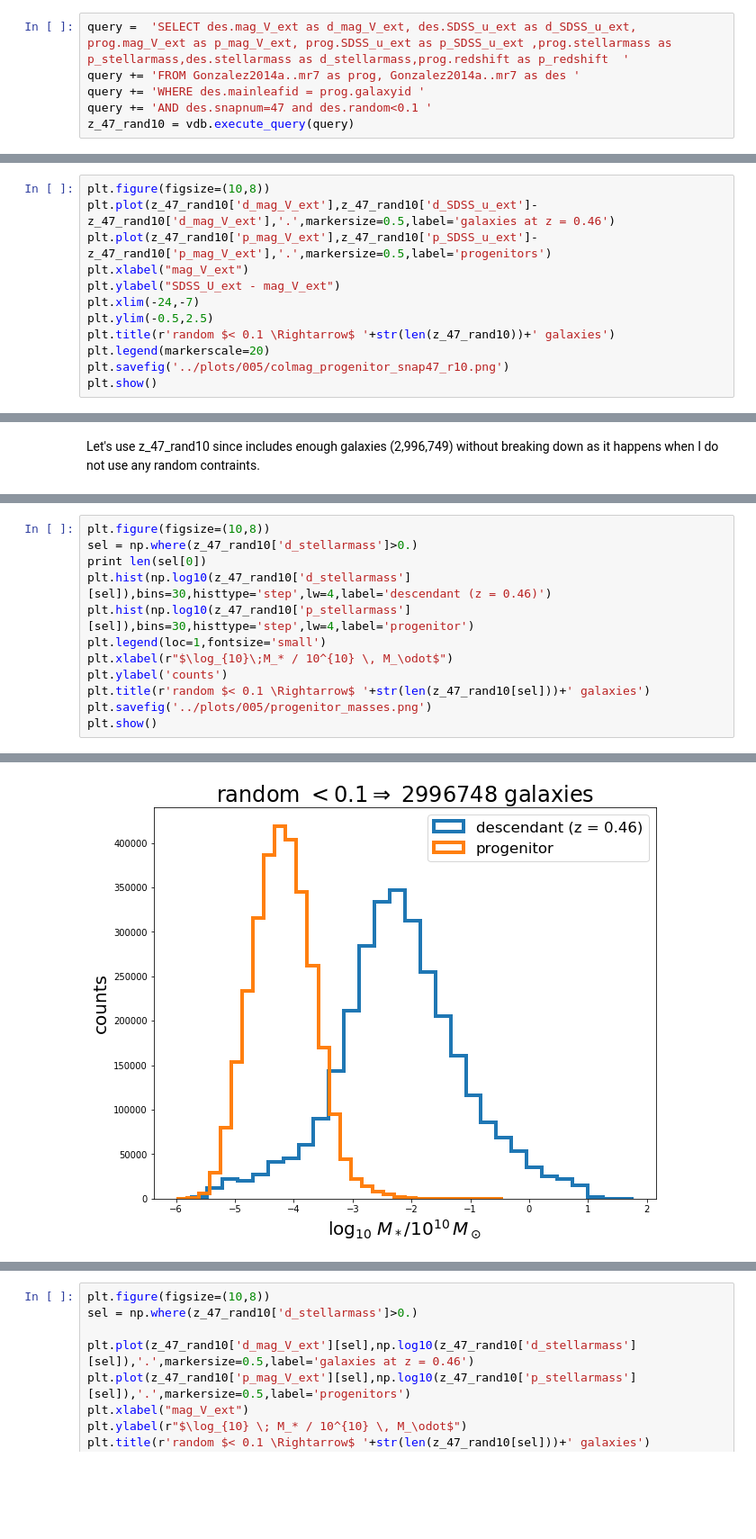
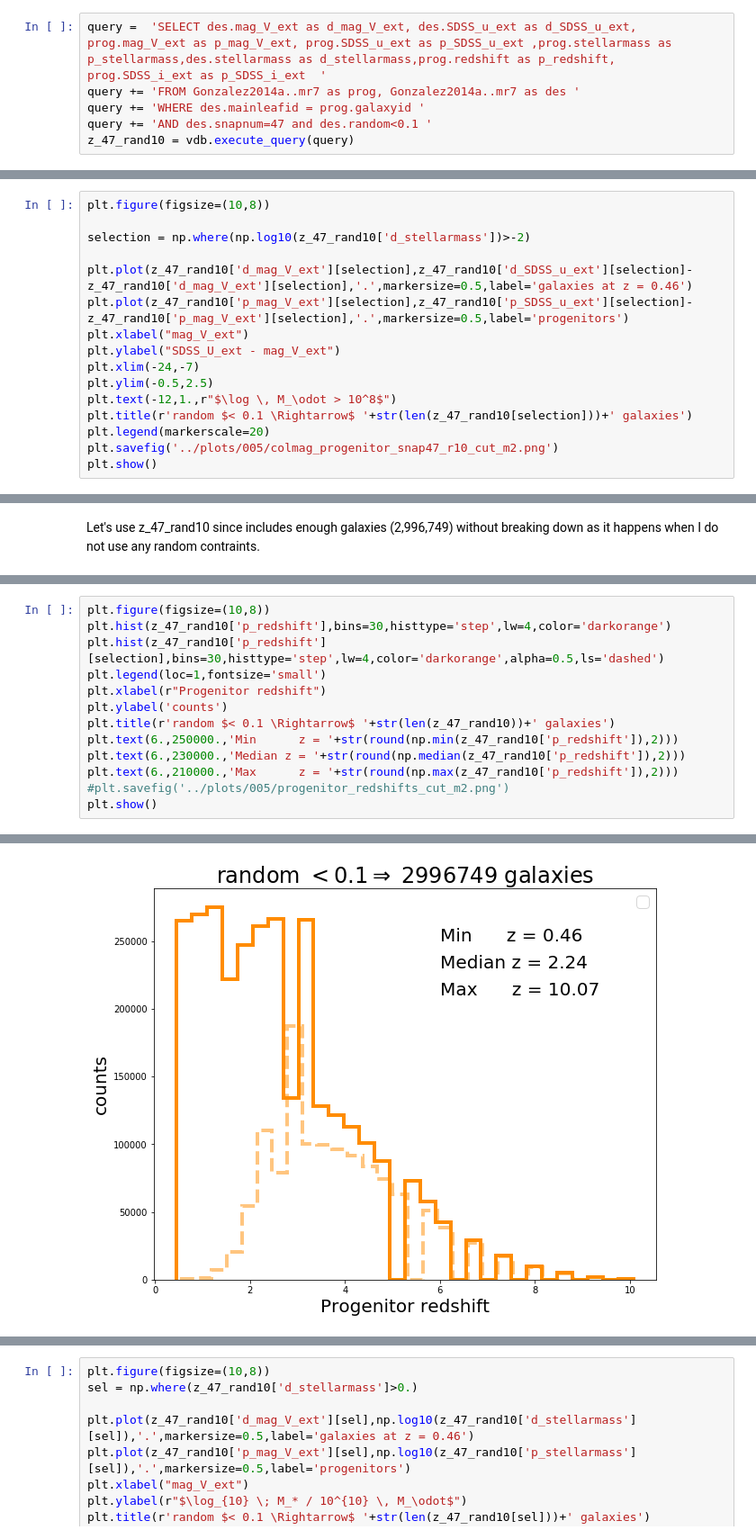
Before and after one commit to GiorgioManzoni/VIPERS_GALFORM, a Jupyter notebook: 005_progenitor.ipynb, the cells around one changed output, grey strips where cells are left out. Shown at 90% size. Saved outputs shown, nothing was run; the diff lists cells and outputs as text; blank space fills up the shorter version.

```diff
--- a/005_progenitor.ipynb
+++ b/005_progenitor.ipynb
@@ -663,7 +700,7 @@ plt.show()
 # %% [markdown]
 # GOOD QUERY: random<0.1 (snapnum=47, z=0.46)
 # %%
-query =  'SELECT des.mag_V_ext as d_mag_V_ext, des.SDSS_u_ext as d_SDSS_u_ext, prog.mag_V_ext as p_mag_V_ext, prog.SDSS_u_ext as p_SDSS_u_ext ,prog.stellarmass as p_stellarmass,des.stellarmass as d_stellarmass,prog.redshift as p_redshift  '
+query =  'SELECT des.mag_V_ext as d_mag_V_ext, des.SDSS_u_ext as d_SDSS_u_ext, prog.mag_V_ext as p_mag_V_ext, prog.SDSS_u_ext as p_SDSS_u_ext ,prog.stellarmass as p_stellarmass,des.stellarmass as d_stellarmass,prog.redshift as p_redshift, prog.SDSS_i_ext as p_SDSS_i_ext  '
 query += 'FROM Gonzalez2014a..mr7 as prog, Gonzalez2014a..mr7 as des '
 query += 'WHERE des.mainleafid = prog.galaxyid '
 query += 'AND des.snapnum=47 and des.random<0.1 '
@@ -676,13 +717,17 @@ np.savetxt("../data/z_47_rand10.txt",z_47_rand10, header=h)
 # %%
 plt.figure(figsize=(10,8))
-plt.plot(z_47_rand10['d_mag_V_ext'],z_47_rand10['d_SDSS_u_ext']-z_47_rand10['d_mag_V_ext'],'.',markersize=0.5,label='galaxies at z = 0.46')
-plt.plot(z_47_rand10['p_mag_V_ext'],z_47_rand10['p_SDSS_u_ext']-z_47_rand10['p_mag_V_ext'],'.',markersize=0.5,label='progenitors')
+
+selection = np.where(np.log10(z_47_rand10['d_stellarmass'])>-2)
+
+plt.plot(z_47_rand10['d_mag_V_ext'][selection],z_47_rand10['d_SDSS_u_ext'][selection]-z_47_rand10['d_mag_V_ext'][selection],'.',markersize=0.5,label='galaxies at z = 0.46')
+plt.plot(z_47_rand10['p_mag_V_ext'][selection],z_47_rand10['p_SDSS_u_ext'][selection]-z_47_rand10['p_mag_V_ext'][selection],'.',markersize=0.5,label='progenitors')
 plt.xlabel("mag_V_ext")
 plt.ylabel("SDSS_U_ext - mag_V_ext")
 plt.xlim(-24,-7)
 plt.ylim(-0.5,2.5)
-plt.title(r'random $< 0.1 \Rightarrow$ '+str(len(z_47_rand10))+' galaxies')
+plt.text(-12,1.,r"$\log \, M_\odot > 10^8$")
+plt.title(r'random $< 0.1 \Rightarrow$ '+str(len(z_47_rand10[selection]))+' galaxies')
 plt.legend(markerscale=20)
-plt.savefig('../plots/005/colmag_progenitor_snap47_r10.png')
+plt.savefig('../plots/005/colmag_progenitor_snap47_r10_cut_m2.png')
 plt.show()
 # %% [output]
@@ -721,13 +788,14 @@ plt.show()
 # %%
 plt.figure(figsize=(10,8))
-sel = np.where(z_47_rand10['d_stellarmass']>0.)
-print len(sel[0])
-plt.hist(np.log10(z_47_rand10['d_stellarmass'][sel]),bins=30,histtype='step',lw=4,label='descendant (z = 0.46)')
-plt.hist(np.log10(z_47_rand10['p_stellarmass'][sel]),bins=30,histtype='step',lw=4,label='progenitor')
+plt.hist(z_47_rand10['p_redshift'],bins=30,histtype='step',lw=4,color='darkorange')
+plt.hist(z_47_rand10['p_redshift'][selection],bins=30,histtype='step',lw=4,color='darkorange',alpha=0.5,ls='dashed')
 plt.legend(loc=1,fontsize='small')
-plt.xlabel(r"$\log_{10}\;M_* / 10^{10} \, M_\odot$")
+plt.xlabel(r"Progenitor redshift")
 plt.ylabel('counts')
-plt.title(r'random $< 0.1 \Rightarrow$ '+str(len(z_47_rand10[sel]))+' galaxies')
-plt.savefig('../plots/005/progenitor_masses.png')
+plt.title(r'random $< 0.1 \Rightarrow$ '+str(len(z_47_rand10))+' galaxies')
+plt.text(6.,250000.,'Min      z = '+str(round(np.min(z_47_rand10['p_redshift']),2)))
+plt.text(6.,230000.,'Median z = '+str(round(np.median(z_47_rand10['p_redshift']),2)))
+plt.text(6.,210000.,'Max      z = '+str(round(np.max(z_47_rand10['p_redshift']),2)))
+#plt.savefig('../plots/005/progenitor_redshifts_cut_m2.png')
 plt.show()
 # %% [output]
@@ -735 +802 @@ plt.show()
-[figure, old version]
+[figure, new version]
```
Also changed, not shown: parts of 10 cells of this notebook.
